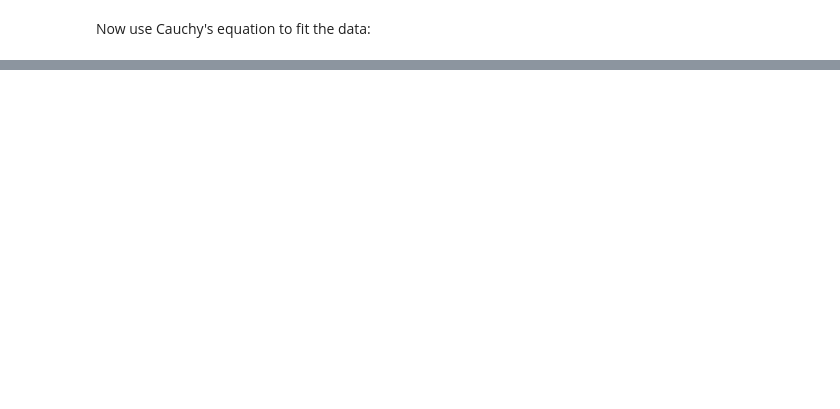
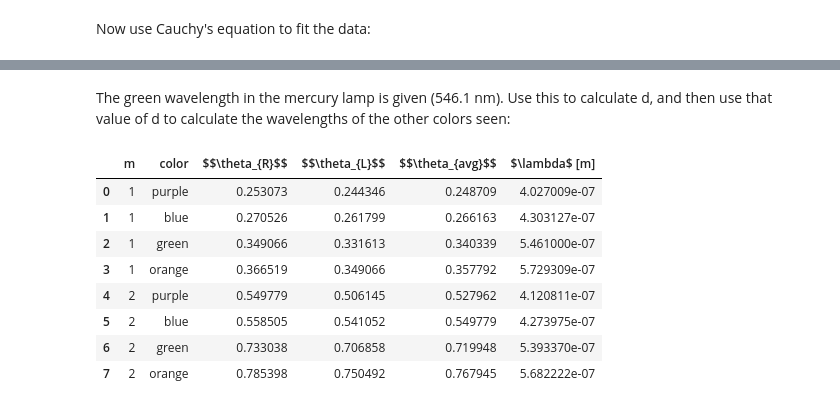
Before and after one commit to wbroem/Phys224, a Jupyter notebook: Lab_Analyses.ipynb, the cells around one changed output, grey strips where cells are left out. Cells and saved outputs as stored; diff of their text form; code cells hidden in the pictures; blank space fills up the shorter version.

```diff
--- a/Lab_Analyses.ipynb
+++ b/Lab_Analyses.ipynb
@@ -435,0 +449,29 @@ C2 = 7.723900918342247e-15 [m^2]
+# %%
+# Note: theta_0 = 2 deg. clockwise for my setup
+# Mercury
+m = np.array([1,1,1,1,2,2,2,2])
+color = np.array(['purple', 'blue', 'green', 'orange', 'purple', 'blue', 'green', 'orange'])
+theta_R = np.array([14.5, 15.5, 20, 21, 31.5, 32, 42, 45]) * np.pi/180 # [rad]
+theta_L = np.array([14, 15, 19, 20, 29, 31, 40.5, 43]) * np.pi/180 # [rad]
+theta_avg = (theta_R + theta_L) / 2
+# %% [markdown]
+The green wavelength in the mercury lamp is given (546.1 nm). Use this to calculate d, and then use that value of d to calculate the wavelengths of the other colors seen:
+# %%
+green_wavelength = 546.1 * 10**-9 # [m]
+d = 1 * green_wavelength / np.sin(theta_avg[2]) # [m]
+
+wavelengths = (d * np.sin(theta_avg)) / m
+
+table1 = pd.DataFrame({'m': m, 'color': color, '$$\theta_{R}$$': theta_R, '$$\theta_{L}$$': theta_L,
+                       r'$$\theta_{avg}$$': theta_avg, '$\lambda$ [m]': wavelengths})
+table1 # all angles in radians
+# %% [output]
+|  | m | color | $$\theta_{R}$$ | $$\theta_{L}$$ | $$\theta_{avg}$$ | $\lambda$ [m] |
+| 0 | 1 | purple | 0.253073 | 0.244346 | 0.248709 | 4.027009e-07 |
+| 1 | 1 | blue | 0.270526 | 0.261799 | 0.266163 | 4.303127e-07 |
+| 2 | 1 | green | 0.349066 | 0.331613 | 0.340339 | 5.461000e-07 |
+| 3 | 1 | orange | 0.366519 | 0.349066 | 0.357792 | 5.729309e-07 |
+| 4 | 2 | purple | 0.549779 | 0.506145 | 0.527962 | 4.120811e-07 |
+| 5 | 2 | blue | 0.558505 | 0.541052 | 0.549779 | 4.273975e-07 |
+| 6 | 2 | green | 0.733038 | 0.706858 | 0.719948 | 5.393370e-07 |
+| 7 | 2 | orange | 0.785398 | 0.750492 | 0.767945 | 5.682222e-07 |
```
Also changed, not shown: parts of 8 cells of this notebook.
